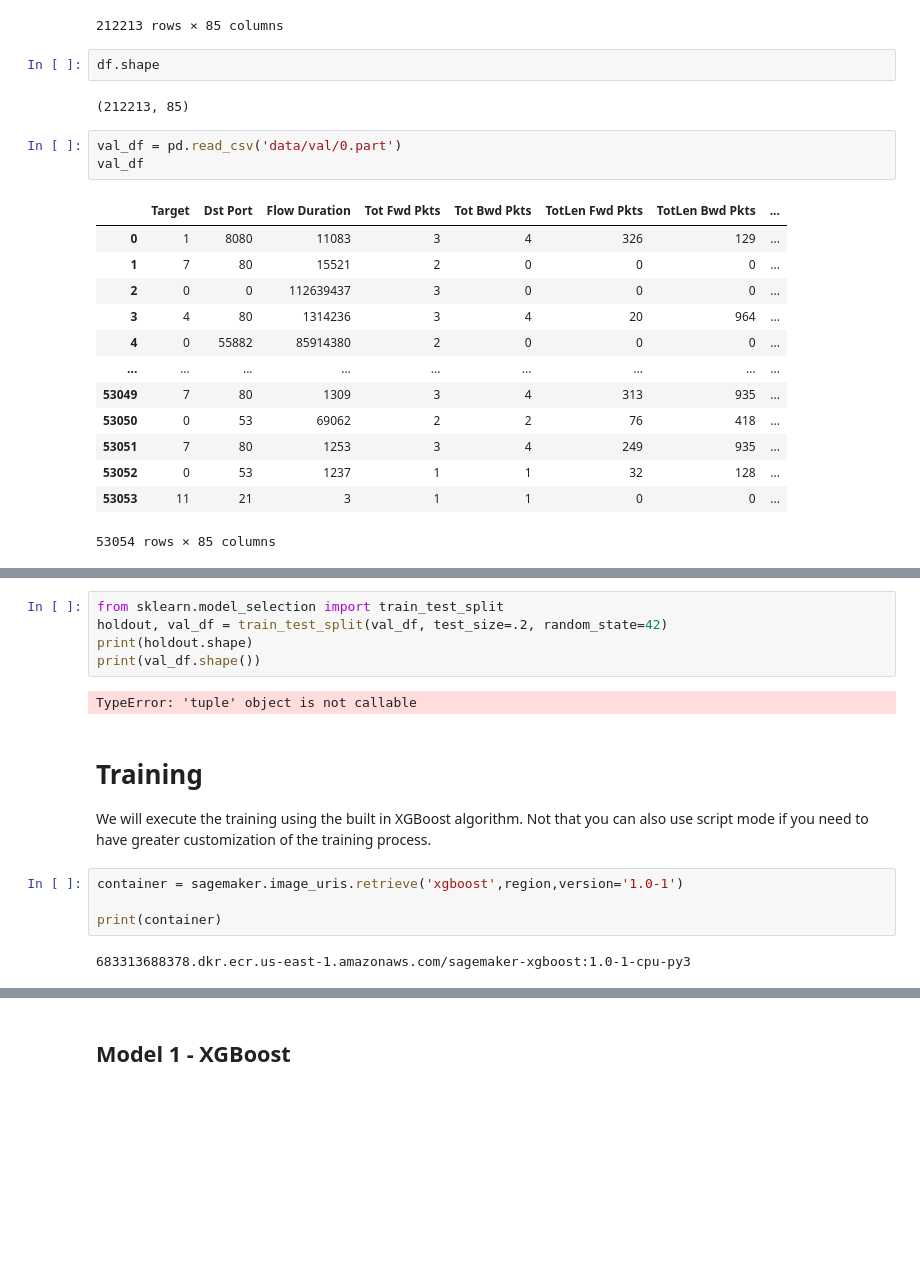
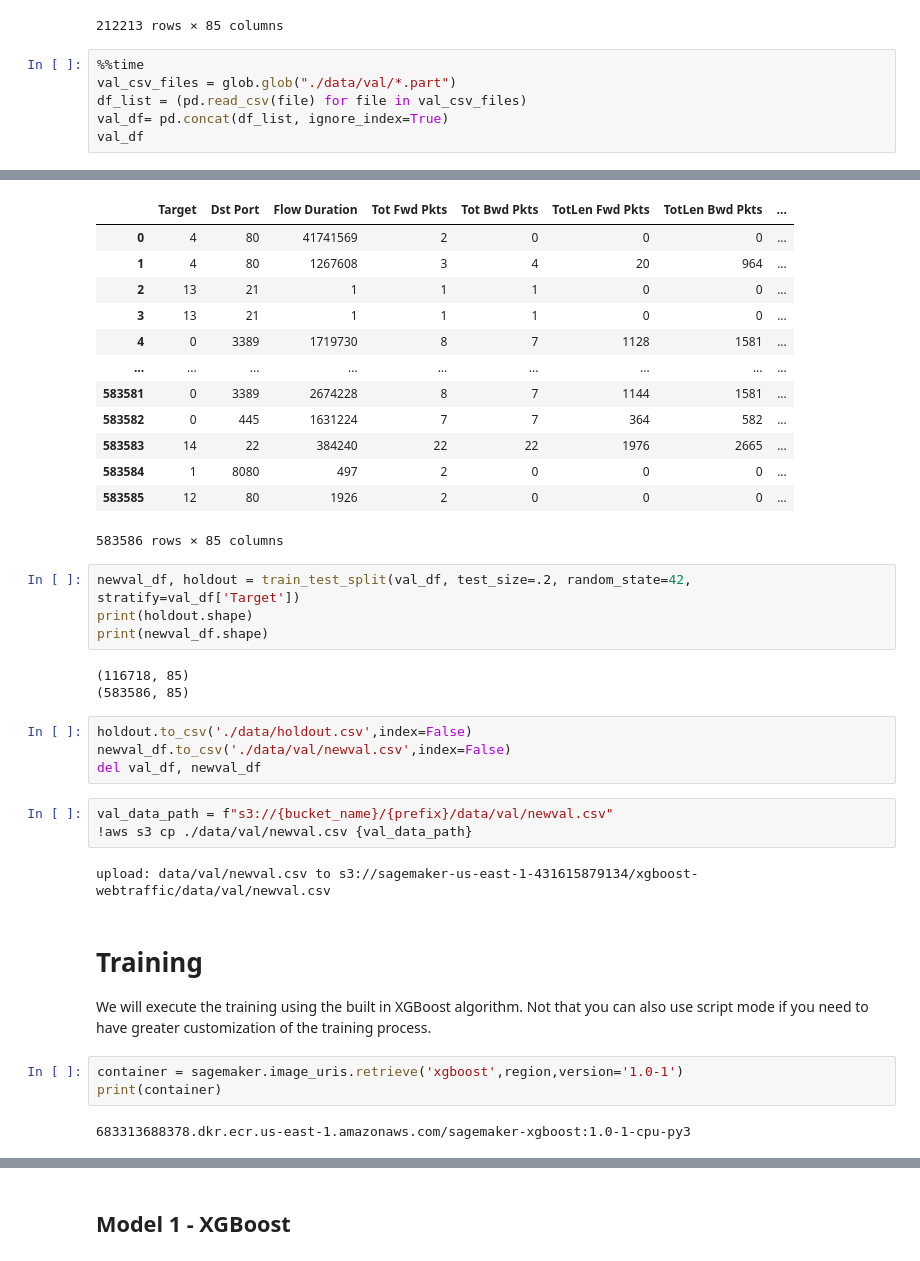
Before and after one commit to sengstacken/labs, a Jupyter notebook: tabular/webtraffic_xgboost/XGBoost-WebTraffic-ShadowTest.ipynb, the cells around one changed output, grey strips where cells are left out. Drawn from its saved outputs; the diff is of its cells as text; blank space fills up the shorter version.

Commit message:
updated hold out data, model registry

```diff
--- a/tabular/webtraffic_xgboost/XGBoost-WebTraffic-ShadowTest.ipynb
+++ b/tabular/webtraffic_xgboost/XGBoost-WebTraffic-ShadowTest.ipynb
@@ -158,24 +169,10 @@ df
 | 212211 | 5 | 52848 | 309 | 1 | 1 | 0 | 0 | ... |
 | 212212 | 0 | 3389 | 1873491 | 9 | 8 | 1821 | 1581 | ... |
 212213 rows × 85 columns
-# %%
-df.shape
-# %% [output]
-(212213, 85)
-# %%
-val_df = pd.read_csv('data/val/0.part')
-val_df
-# %% [output]
-|  | Target | Dst Port | Flow Duration | Tot Fwd Pkts | Tot Bwd Pkts | TotLen Fwd Pkts | TotLen Bwd Pkts | ... |
-| 0 | 1 | 8080 | 11083 | 3 | 4 | 326 | 129 | ... |
-| 1 | 7 | 80 | 15521 | 2 | 0 | 0 | 0 | ... |
-| 2 | 0 | 0 | 112639437 | 3 | 0 | 0 | 0 | ... |
-| 3 | 4 | 80 | 1314236 | 3 | 4 | 20 | 964 | ... |
-| 4 | 0 | 55882 | 85914380 | 2 | 0 | 0 | 0 | ... |
-| ... | ... | ... | ... | ... | ... | ... | ... | ... |
-| 53049 | 7 | 80 | 1309 | 3 | 4 | 313 | 935 | ... |
-| 53050 | 0 | 53 | 69062 | 2 | 2 | 76 | 418 | ... |
-| 53051 | 7 | 80 | 1253 | 3 | 4 | 249 | 935 | ... |
-| 53052 | 0 | 53 | 1237 | 1 | 1 | 32 | 128 | ... |
-| 53053 | 11 | 21 | 3 | 1 | 1 | 0 | 0 | ... |
-53054 rows × 85 columns
+# %%
+%%time
+val_csv_files = glob.glob("./data/val/*.part")
+df_list = (pd.read_csv(file) for file in val_csv_files)
+val_df= pd.concat(df_list, ignore_index=True)
+val_df
+# %% [output]
@@ -182,10 +181,32 @@ val_df
+|  | Target | Dst Port | Flow Duration | Tot Fwd Pkts | Tot Bwd Pkts | TotLen Fwd Pkts | TotLen Bwd Pkts | ... |
+| 0 | 4 | 80 | 41741569 | 2 | 0 | 0 | 0 | ... |
+| 1 | 4 | 80 | 1267608 | 3 | 4 | 20 | 964 | ... |
+| 2 | 13 | 21 | 1 | 1 | 1 | 0 | 0 | ... |
+| 3 | 13 | 21 | 1 | 1 | 1 | 0 | 0 | ... |
+| 4 | 0 | 3389 | 1719730 | 8 | 7 | 1128 | 1581 | ... |
+| ... | ... | ... | ... | ... | ... | ... | ... | ... |
+| 583581 | 0 | 3389 | 2674228 | 8 | 7 | 1144 | 1581 | ... |
+| 583582 | 0 | 445 | 1631224 | 7 | 7 | 364 | 582 | ... |
+| 583583 | 14 | 22 | 384240 | 22 | 22 | 1976 | 2665 | ... |
+| 583584 | 1 | 8080 | 497 | 2 | 0 | 0 | 0 | ... |
+| 583585 | 12 | 80 | 1926 | 2 | 0 | 0 | 0 | ... |
+583586 rows × 85 columns
 # %%
-from sklearn.model_selection import train_test_split
-holdout, val_df = train_test_split(val_df, test_size=.2, random_state=42)
+newval_df, holdout = train_test_split(val_df, test_size=.2, random_state=42, stratify=val_df['Target'])
 print(holdout.shape)
-print(val_df.shape())
+print(newval_df.shape)
 # %% [output]
-TypeError: 'tuple' object is not callable
+(116718, 85)
+(583586, 85)
+# %%
+holdout.to_csv('./data/holdout.csv',index=False)
+newval_df.to_csv('./data/val/newval.csv',index=False)
+del val_df, newval_df
+# %%
+val_data_path = f"s3://{bucket_name}/{prefix}/data/val/newval.csv"
+!aws s3 cp ./data/val/newval.csv {val_data_path}
+# %% [output]
+upload: data/val/newval.csv to s3://sagemaker-us-east-1-431615879134/xgboost-webtraffic/data/val/newval.csv
 # %% [markdown]
 <a id='basic_training'></a>
 # Training
@@ -193,7 +214,6 @@ TypeError: 'tuple' object is not callable
 We will execute the training using the built in XGBoost algorithm.  Not that you can also use script mode if you need to have greater customization of the training process.
 # %%
 container = sagemaker.image_uris.retrieve('xgboost',region,version='1.0-1')
-
 print(container)
 # %% [output]
 683313688378.dkr.ecr.us-east-1.amazonaws.com/sagemaker-xgboost:1.0-1-cpu-py3
```
Also changed, not shown: parts of 21 cells of this notebook, 1 other file.
